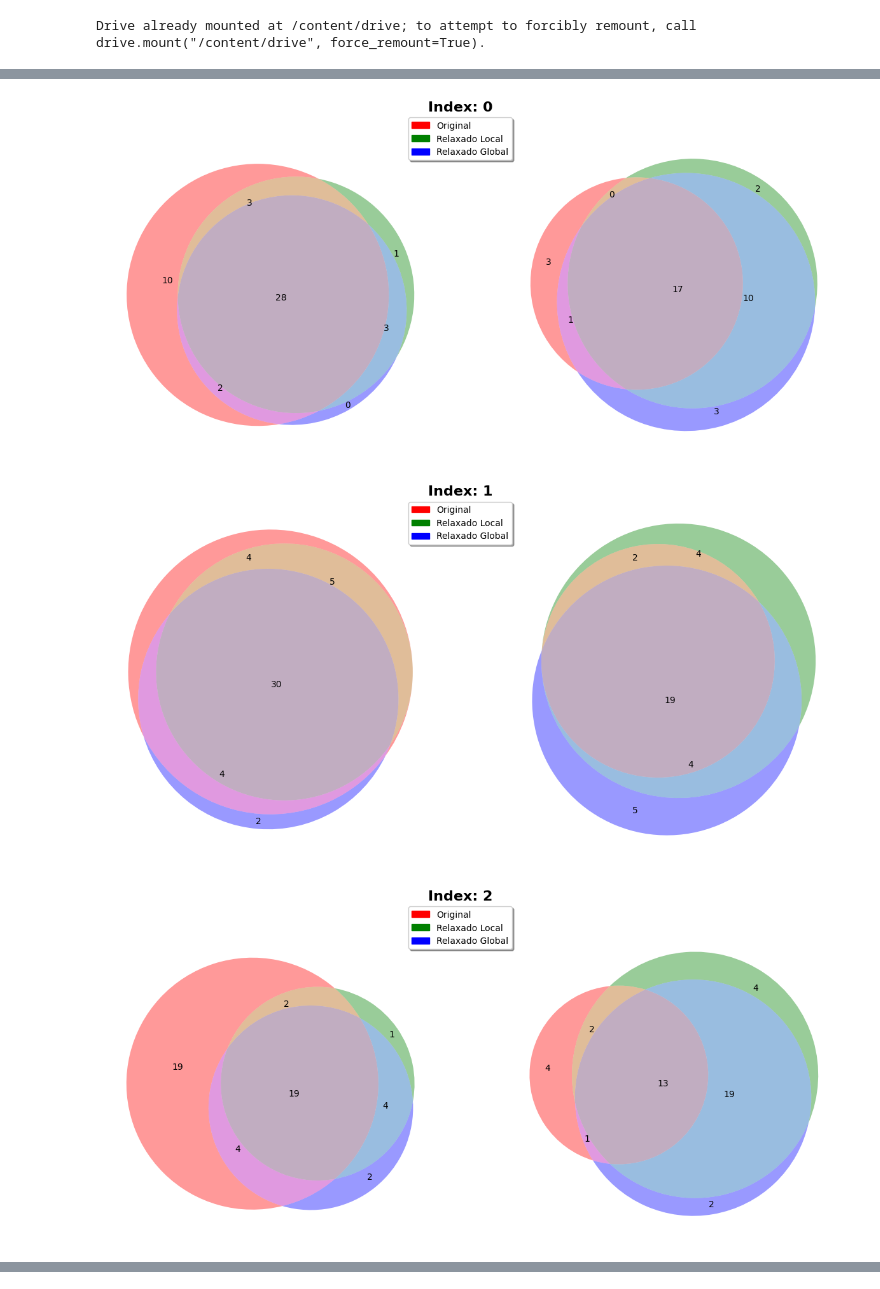
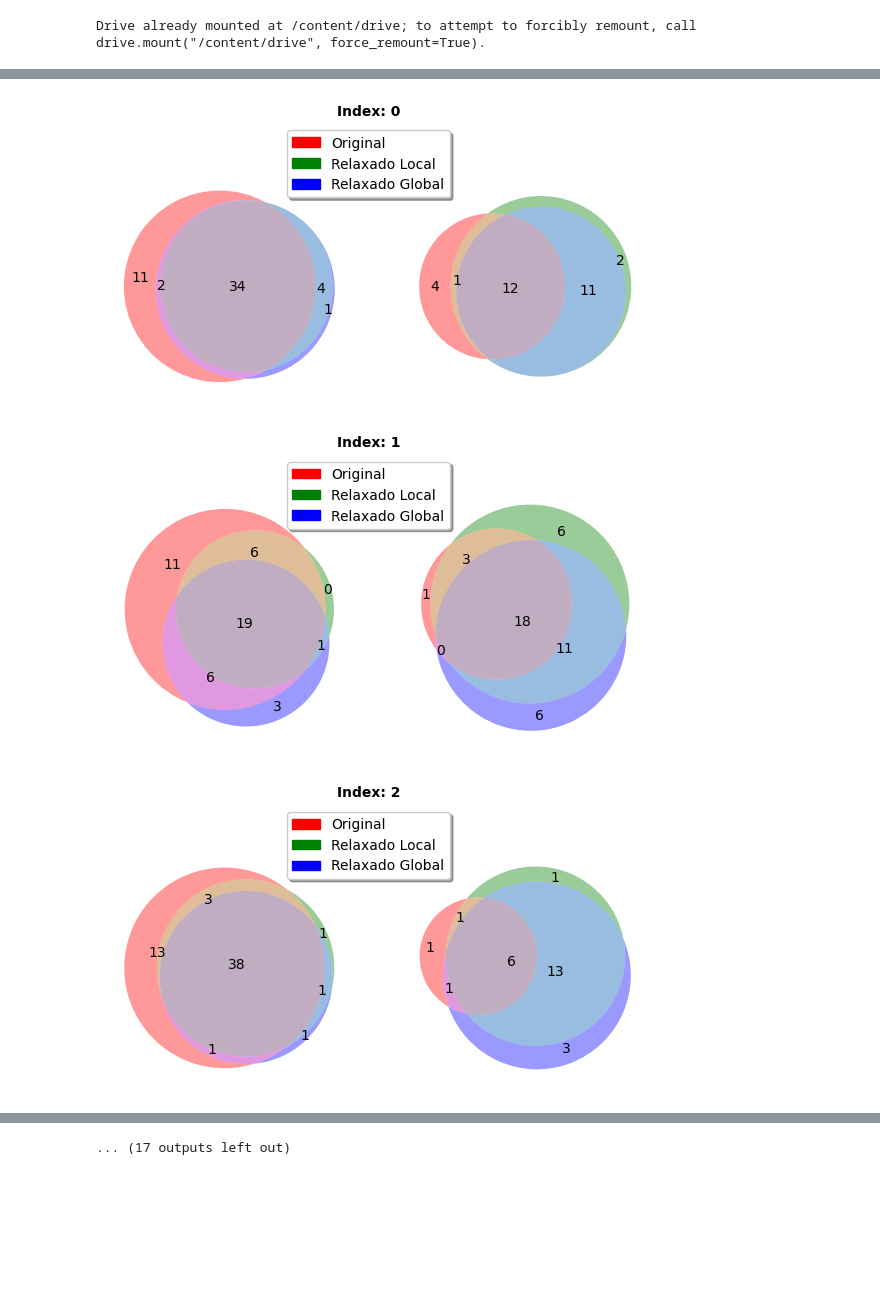
Before and after one commit to myller-silva/explications-anns-colab, a Jupyter notebook: Plotagem.ipynb, the cells around one changed output, grey strips where cells are left out. Drawn from its saved outputs; the diff is of its cells as text; code cells hidden in the pictures; blank space fills up the shorter version.

```diff
--- a/Plotagem.ipynb
+++ b/Plotagem.ipynb
@@ -31,6 +31,5 @@ model_h5_file = 'models/model_1layers_20neurons.h5'
 (data, model_h5) = read_dataset(f'{datasets_path}/digits', model_h5_file)
 # %%
 result_df = pd.read_csv(f'{results_path}/{model_h5_file}/df.csv')
-result_df = result_df[(result_df["len_relaxado"] != 64) | (result_df["len_relaxado_global"] != 64)]
-result_df
+len(result_df)
 # %% [output]
@@ -46,0 +72,2 @@ result_df
+# %%
+result_df = result_df.query("len_original > 0")
@@ -76,0 +123,3 @@ def show_image_with_explanation(ax, df: pd.DataFrame, instancia_index: int, expl
+# %%
+result_df = result_df.query('delta==0.4 and (len_relaxado < 64 or len_relaxado_global < 64)')
+result_df
@@ -77 +144,5 @@ def show_image_with_explanation(ax, df: pd.DataFrame, instancia_index: int, expl
+# %%
+minimo = 0
+quantidade = len(result_df)
+maximo = (minimo + quantidade) if (minimo + quantidade) < len(result_df) else len(result_df)
 # %%
@@ -104,45 +189,49 @@ for index in range(len(result_df)):
 # %%
-import matplotlib.patches as mpatches
-for index in range(len(result_df)):
+# @title Diagramas de Venn
+figsize = (7, 4)
+for index in range(minimo, maximo):
     explanation = result_df.iloc[index]["explanation"]
     explanation_relaxed = result_df.iloc[index]["explanation_relaxed"]
     explanation_relaxed_global = result_df.iloc[index]["explanation_relaxed_global"]
 
     subsets, subsets_notna, legends = [], [], []
     set_colors = []
     if pd.notna(explanation):
         exp = string_to_list(explanation)
         subsets.append(set(exp))
         subsets_notna.append(set(not_in_explanation(exp)))
-        legends.append(mpatches.Patch(color='red', label='Original'))
+        legends.append(patches.Patch(color='red', label='Original'))
         set_colors.append('red')
 
     if pd.notna(explanation_relaxed):
         exp = string_to_list(explanation_relaxed)
         subsets.append(set(exp))
         subsets_notna.append(set(not_in_explanation(exp)))
-        legends.append(mpatches.Patch(color='green', label='Relaxado Local'))
+        legends.append(patches.Patch(color='green', label='Relaxado Local'))
         set_colors.append('green')
 
     if pd.notna(explanation_relaxed_global):
         exp = string_to_list(explanation_relaxed_global)
         subsets.append(set(exp))
         subsets_notna.append(set(not_in_explanation(exp)))
-        legends.append(mpatches.Patch(color='blue', label='Relaxado Global'))
+        legends.append(patches.Patch(color='blue', label='Relaxado Global'))
         set_colors.append('blue')
 
-    fig, axs = plt.subplots(1, 2, figsize=(15, 10))
+    fig, axs = plt.subplots(1, 2, figsize=figsize)
+    # print(subsets)
     for i, ax in enumerate(axs):
+        v = venn2 if len(subsets) == 2 else venn3
         if i == 0:
-            venn3(subsets,None, set_colors=set_colors, ax=ax)
+            v(subsets,None, set_colors=set_colors, ax=ax)
         else:
-            venn3(subsets_notna, None, set_colors=set_colors, ax=ax)
+            v(subsets_notna, None, set_colors=set_colors, ax=ax)
 
     # Adicionar título ao gráfico
-    fig.suptitle(f'Index: {index}', fontsize=16, fontweight='bold', y = 0.8)
+    fig.suptitle(f'Index: {index}', fontsize=10, fontweight='bold', y = 0.95)
     fig.legend(handles = legends, loc='lower center', bbox_to_anchor=(0.5, 0.7), fancybox=True, shadow=True, ncol=1)
     plt.show()
+    print()
 # %% [output]
-[figure, old version]
+[figure, new version]
-[figure, old version]
+[figure, new version]
-[figure, old version]
+[figure, new version]
@@ -154,0 +247 @@ for index in range(len(result_df)):
+... (17 outputs left out)
```
Also changed, not shown: parts of 15 cells of this notebook.
